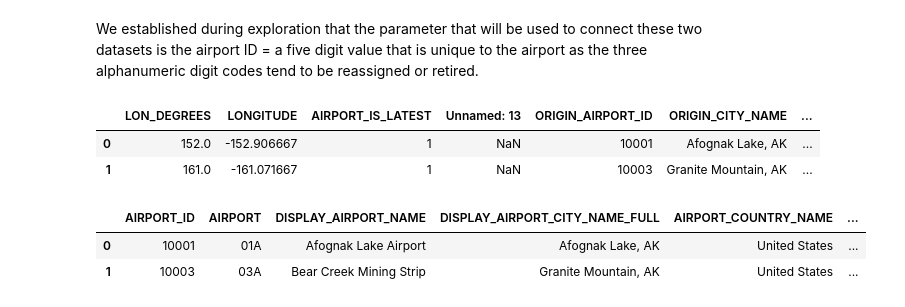
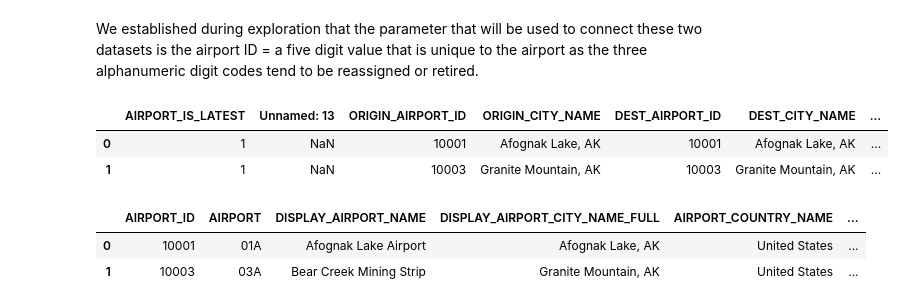
Before and after one commit to siawayforward/DS4A-group-project, a Jupyter notebook: data_aggregation/data_aggregation_airports.ipynb, the cells around one changed output. Drawn from its saved outputs; the diff is of its cells as text; code cells hidden in the pictures.

```diff
--- a/data_aggregation/data_aggregation_airports.ipynb
+++ b/data_aggregation/data_aggregation_airports.ipynb
@@ -66,14 +68,16 @@ We established during exploration that the parameter that will be used to connec
 # %%
 #create temporary columns for merging// there are only four destinations, only adding origin lat/lon
 airport_data['ORIGIN_AIRPORT_ID'] = airport_data['AIRPORT_ID']
 airport_data['ORIGIN_CITY_NAME'] = airport_data['DISPLAY_AIRPORT_CITY_NAME_FULL']
+airport_data['DEST_AIRPORT_ID'] = airport_data['AIRPORT_ID']
+airport_data['DEST_CITY_NAME'] = airport_data['DISPLAY_AIRPORT_CITY_NAME_FULL']
 airport_data['ORIGIN_LONGITUDE'] = airport_data['LONGITUDE']
 airport_data['ORIGIN_LATITUDE'] = airport_data['LATITUDE']
 airport_data.iloc[:, -8:].head(2)
 # %% [output]
-|  | LON_DEGREES | LONGITUDE | AIRPORT_IS_LATEST | Unnamed: 13 | ORIGIN_AIRPORT_ID | ORIGIN_CITY_NAME | ... |
-| 0 | 152.0 | -152.906667 | 1 | NaN | 10001 | Afognak Lake, AK | ... |
-| 1 | 161.0 | -161.071667 | 1 | NaN | 10003 | Granite Mountain, AK | ... |
+|  | AIRPORT_IS_LATEST | Unnamed: 13 | ORIGIN_AIRPORT_ID | ORIGIN_CITY_NAME | DEST_AIRPORT_ID | DEST_CITY_NAME | ... |
+| 0 | 1 | NaN | 10001 | Afognak Lake, AK | 10001 | Afognak Lake, AK | ... |
+| 1 | 1 | NaN | 10003 | Granite Mountain, AK | 10003 | Granite Mountain, AK | ... |
 # %%
 #dropping unused/useless columns
 del airport_data['Unnamed: 13']
```
Also changed, not shown: parts of 8 cells of this notebook.
